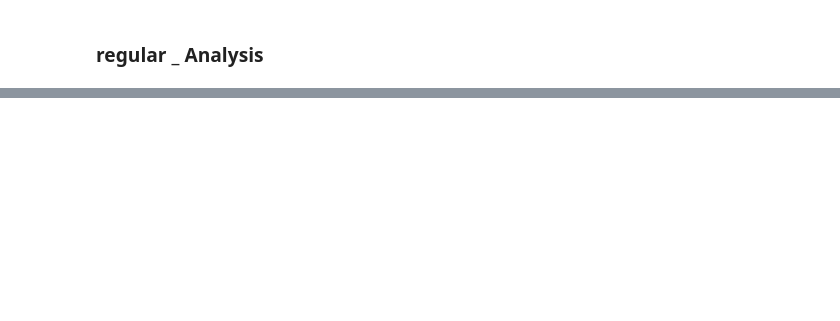
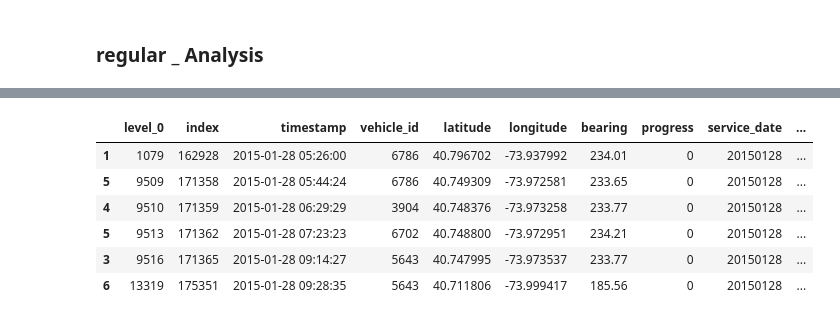
Before and after one commit to parthshah93/ads_2017, a Jupyter notebook: bustime_SK.ipynb, the cells around one changed output, grey strips where cells are left out. Drawn from its saved outputs; the diff is of its cells as text; code cells hidden in the pictures; blank space fills up the shorter version.

```diff
--- a/bustime_SK.ipynb
+++ b/bustime_SK.ipynb
@@ -320,0 +335,10 @@ my_df_e.shape
+# %%
+my_df_r[my_df_r.regular_mph > 20]
+# %% [output]
+|  | level_0 | index | timestamp | vehicle_id | latitude | longitude | bearing | progress | service_date | ... |
+| 1 | 1079 | 162928 | 2015-01-28 05:26:00 | 6786 | 40.796702 | -73.937992 | 234.01 | 0 | 20150128 | ... |
+| 5 | 9509 | 171358 | 2015-01-28 05:44:24 | 6786 | 40.749309 | -73.972581 | 233.65 | 0 | 20150128 | ... |
+| 4 | 9510 | 171359 | 2015-01-28 06:29:29 | 3904 | 40.748376 | -73.973258 | 233.77 | 0 | 20150128 | ... |
+| 5 | 9513 | 171362 | 2015-01-28 07:23:23 | 6702 | 40.748800 | -73.972951 | 234.21 | 0 | 20150128 | ... |
+| 3 | 9516 | 171365 | 2015-01-28 09:14:27 | 5643 | 40.747995 | -73.973537 | 233.77 | 0 | 20150128 | ... |
+| 6 | 13319 | 175351 | 2015-01-28 09:28:35 | 5643 | 40.711806 | -73.999417 | 185.56 | 0 | 20150128 | ... |
```
Also changed, not shown: parts of 19 cells of this notebook.
